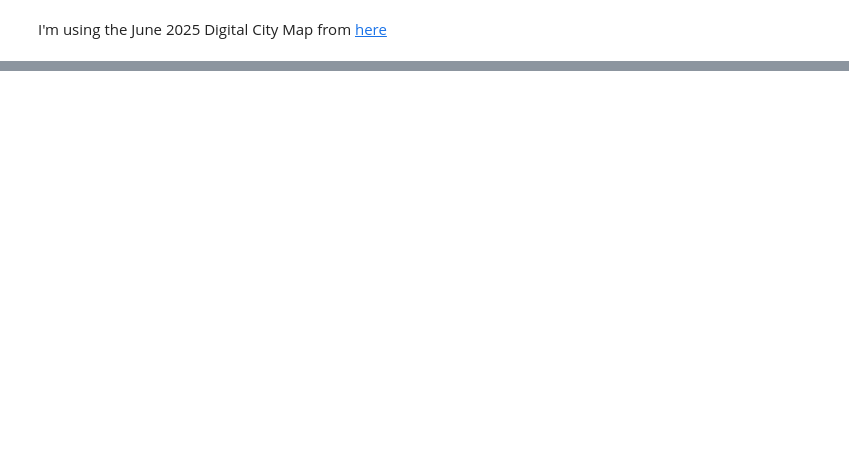
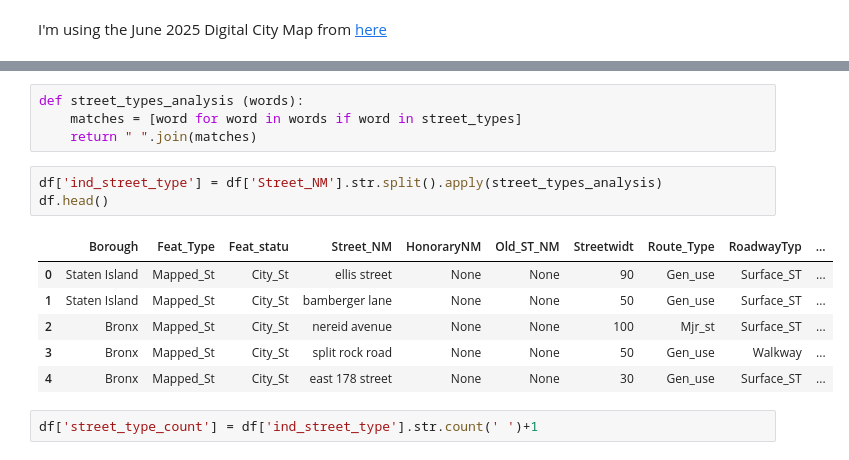
Before and after one commit to hgorledeenn/nyc-street-types, a Jupyter notebook: project-3-street-types/street_types_wrangling.ipynb, the cells around one changed output, grey strips where cells are left out. Drawn from its saved outputs; the diff is of its cells as text; blank space fills up the shorter version.

```diff
--- a/project-3-street-types/street_types_wrangling.ipynb
+++ b/project-3-street-types/street_types_wrangling.ipynb
@@ -40,0 +39,16 @@ df.sort_values('words_count', ascending=True).head(50)
+# %%
+def street_types_analysis (words):
+    matches = [word for word in words if word in street_types]
+    return " ".join(matches)
+# %%
+df['ind_street_type'] = df['Street_NM'].str.split().apply(street_types_analysis)
+df.head()
+# %% [output]
+|  | Borough | Feat_Type | Feat_statu | Street_NM | HonoraryNM | Old_ST_NM | Streetwidt | Route_Type | RoadwayTyp | ... |
+| 0 | Staten Island | Mapped_St | City_St | ellis street | None | None | 90 | Gen_use | Surface_ST | ... |
+| 1 | Staten Island | Mapped_St | City_St | bamberger lane | None | None | 50 | Gen_use | Surface_ST | ... |
+| 2 | Bronx | Mapped_St | City_St | nereid avenue | None | None | 100 | Mjr_st | Surface_ST | ... |
+| 3 | Bronx | Mapped_St | City_St | split rock road | None | None | 50 | Gen_use | Walkway | ... |
+| 4 | Bronx | Mapped_St | City_St | east 178 street | None | None | 30 | Gen_use | Surface_ST | ... |
+# %%
+df['street_type_count'] = df['ind_street_type'].str.count(' ')+1
```
Also changed, not shown: parts of 6 cells of this notebook.
